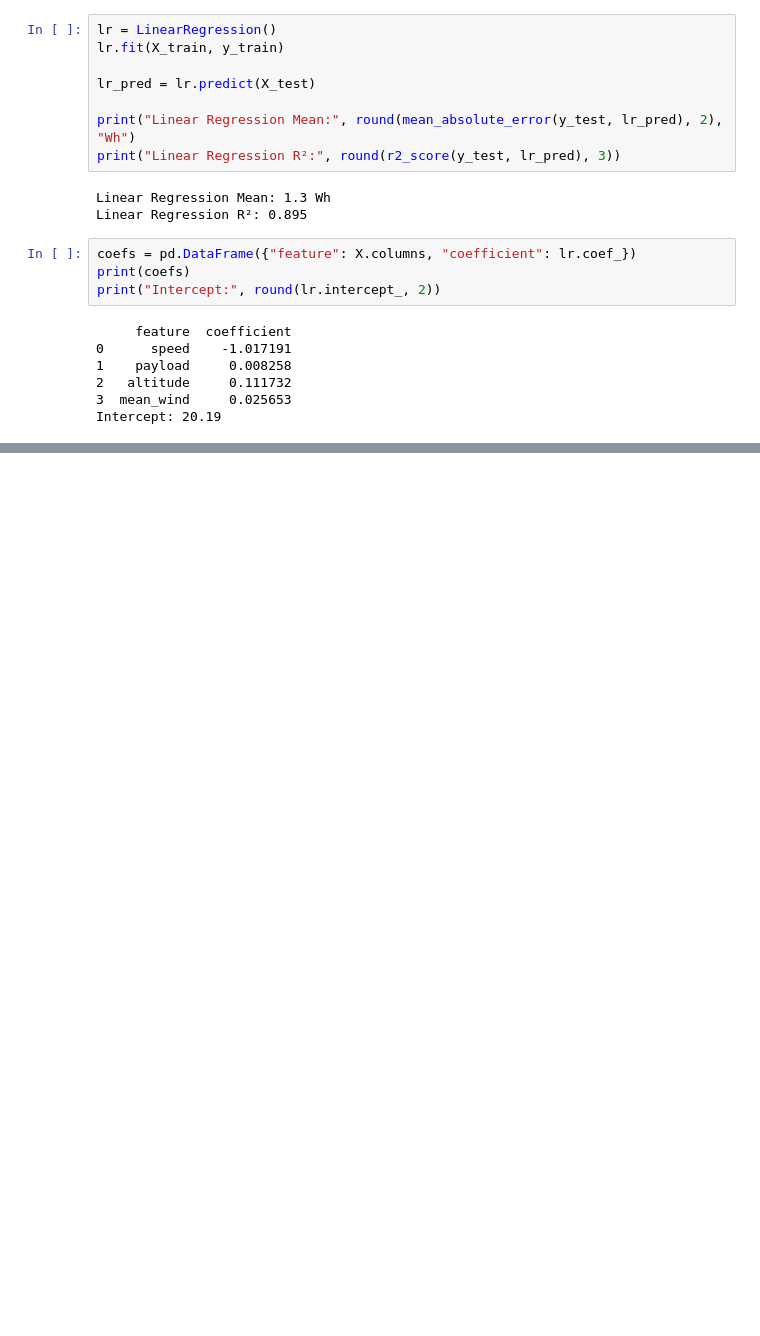
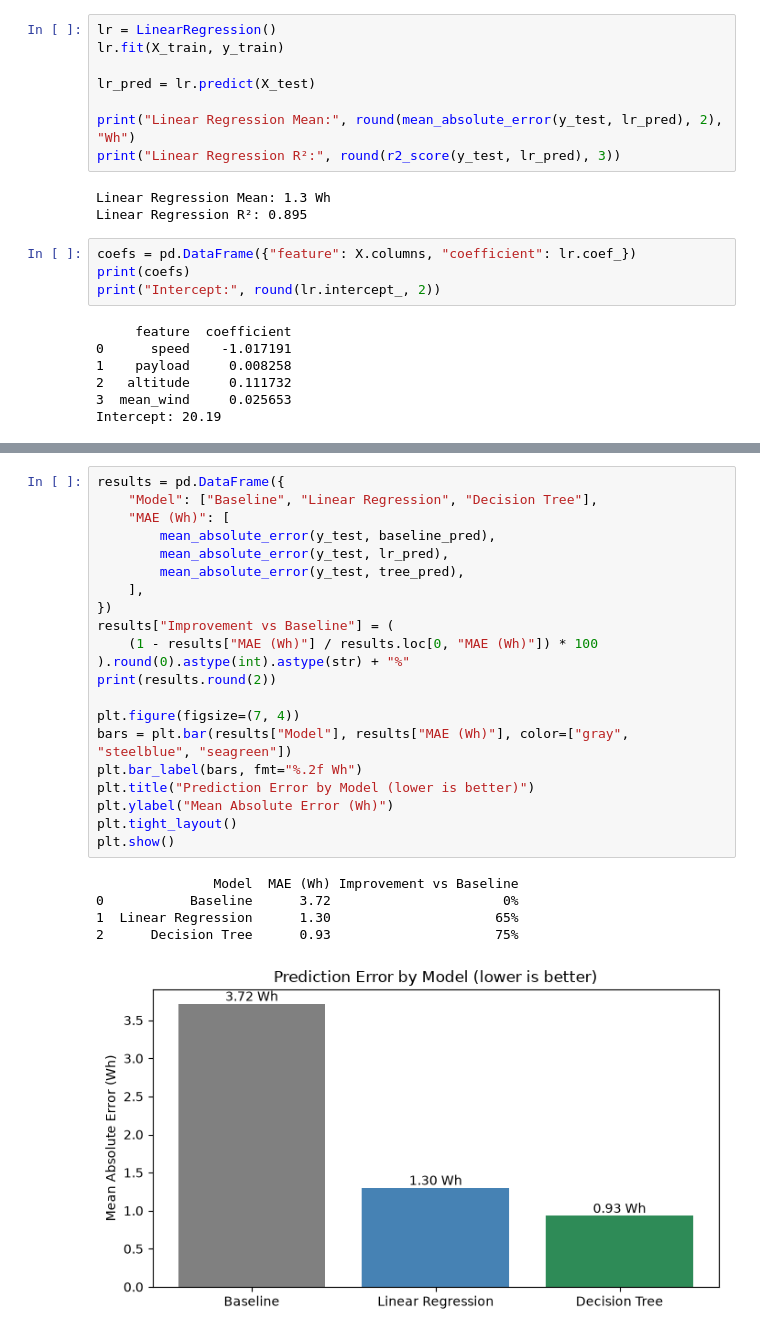
Before and after one commit to MassSarcasm/Battery-Consumption-Drone-Project, a Jupyter notebook: Battery Project.ipynb, the cells around one changed output, grey strips where cells are left out. Drawn from its saved outputs; the diff is of its cells as text; blank space fills up the shorter version.

```diff
--- a/Battery Project.ipynb
+++ b/Battery Project.ipynb
@@ -153,0 +217,27 @@ Intercept: 20.19
+# %%
+results = pd.DataFrame({
+    "Model": ["Baseline", "Linear Regression", "Decision Tree"],
+    "MAE (Wh)": [
+        mean_absolute_error(y_test, baseline_pred),
+        mean_absolute_error(y_test, lr_pred),
+        mean_absolute_error(y_test, tree_pred),
+    ],
+})
+results["Improvement vs Baseline"] = (
+    (1 - results["MAE (Wh)"] / results.loc[0, "MAE (Wh)"]) * 100
+).round(0).astype(int).astype(str) + "%"
+print(results.round(2))
+
+plt.figure(figsize=(7, 4))
+bars = plt.bar(results["Model"], results["MAE (Wh)"], color=["gray", "steelblue", "seagreen"])
+plt.bar_label(bars, fmt="%.2f Wh")
+plt.title("Prediction Error by Model (lower is better)")
+plt.ylabel("Mean Absolute Error (Wh)")
+plt.tight_layout()
+plt.show()
+# %% [output]
+               Model  MAE (Wh) Improvement vs Baseline
+0           Baseline      3.72                      0%
+1  Linear Regression      1.30                     65%
+2      Decision Tree      0.93                     75%
+[figure, added]
```
Also changed, not shown: parts of 4 cells of this notebook.
